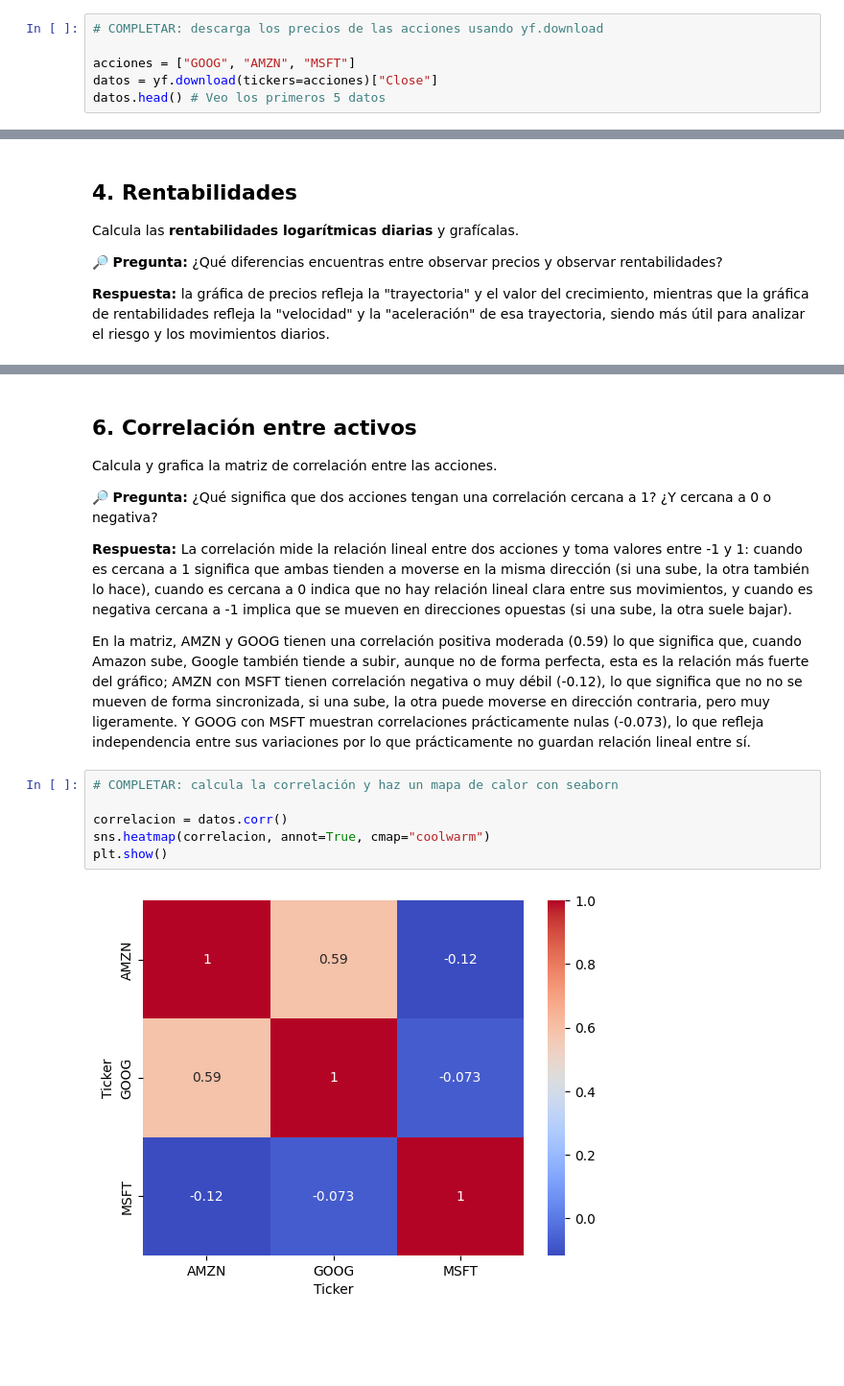
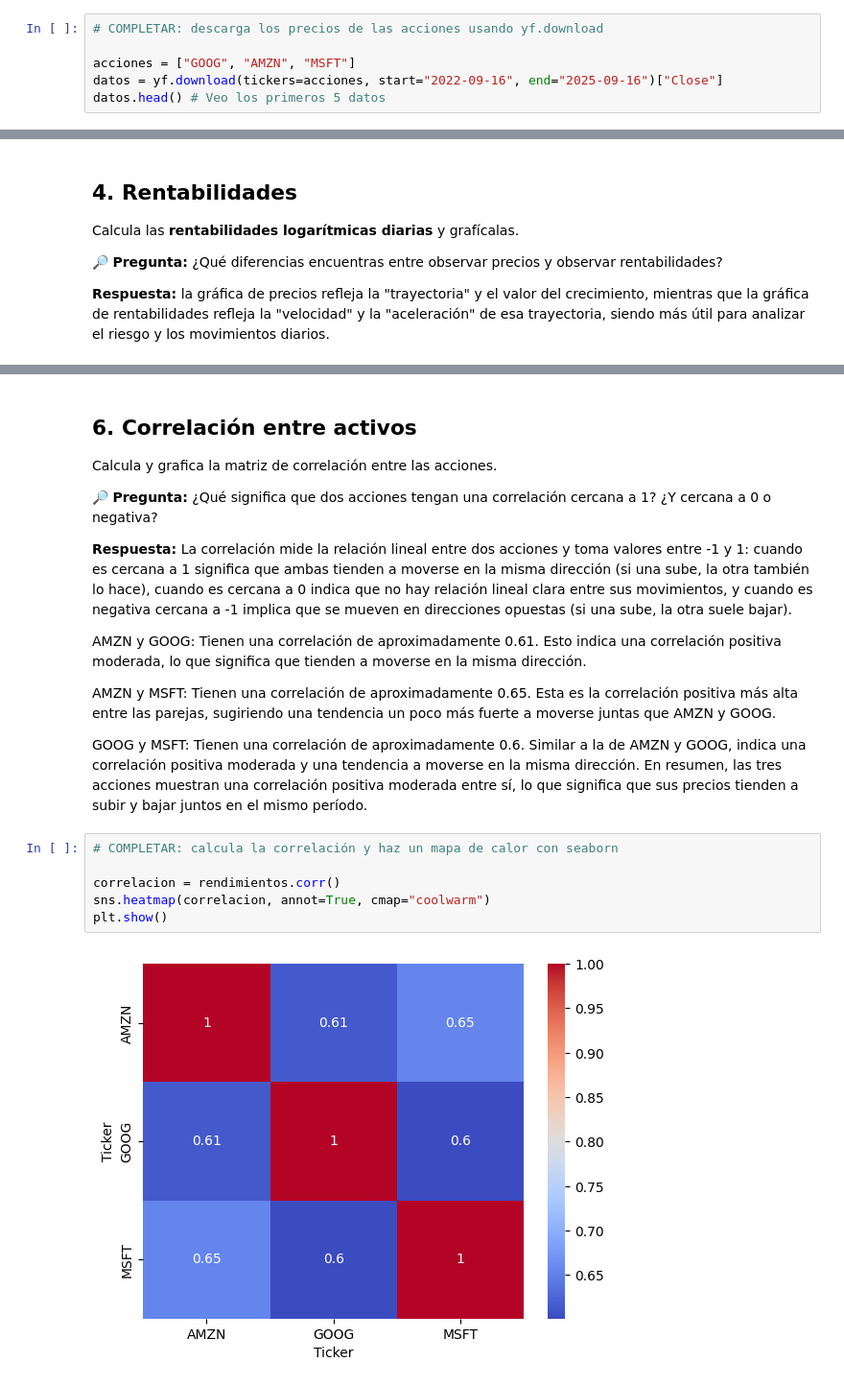
Before and after one commit to AndreaMayo395/Taller_2_Portafolio_Nidia_Andrea_Mayorga_Agudelo, a Jupyter notebook: Taller_2_Portafolio_Nidia_Andrea_Mayorga_Agudelo.ipynb, the cells around one changed output, grey strips where cells are left out. Shown: that part at 96% size. Saved outputs shown, nothing was run; the diff lists cells and outputs as text; blank space fills up the shorter version.

```diff
--- a/Taller_2_Portafolio_Nidia_Andrea_Mayorga_Agudelo.ipynb
+++ b/Taller_2_Portafolio_Nidia_Andrea_Mayorga_Agudelo.ipynb
@@ -35,7 +35,7 @@ Usa `yfinance` para descargar los precios de **Google (GOOG)**, **Amazon (AMZN)*
 # COMPLETAR: descarga los precios de las acciones usando yf.download
 
 acciones = ["GOOG", "AMZN", "MSFT"]
-datos = yf.download(tickers=acciones)["Close"]
+datos = yf.download(tickers=acciones, start="2022-09-16", end="2025-09-16")["Close"]
 datos.head() # Veo los primeros 5 datos
 # %% [output]
 [*********************100%***********************]  3 of 3 completed
@@ -149,15 +149,20 @@ Calcula y grafica la matriz de correlación entre las acciones.
 
 **Respuesta:** La correlación mide la relación lineal entre dos acciones y toma valores entre -1 y 1: cuando es cercana a 1 significa que ambas tienden a moverse en la misma dirección (si una sube, la otra también lo hace), cuando es cercana a 0 indica que no hay relación lineal clara entre sus movimientos, y cuando es negativa cercana a -1 implica que se mueven en direcciones opuestas (si una sube, la otra suele bajar).
 
-En la matriz, AMZN y GOOG tienen una correlación positiva moderada (0.59) lo que significa que, cuando Amazon sube, Google también tiende a subir, aunque no de forma perfecta, esta es la relación más fuerte del gráfico; AMZN con MSFT  tienen correlación negativa o muy débil (-0.12), lo que significa que no no se mueven de forma sincronizada, si una sube, la otra puede moverse en dirección contraria, pero muy ligeramente. Y GOOG con MSFT muestran correlaciones prácticamente nulas (-0.073), lo que refleja independencia entre sus variaciones por lo que prácticamente no guardan relación lineal entre sí.
+AMZN y GOOG: Tienen una correlación de aproximadamente 0.61. Esto indica una correlación positiva moderada, lo que significa que tienden a moverse en la misma dirección.
+
+AMZN y MSFT: Tienen una correlación de aproximadamente 0.65. Esta es la correlación positiva más alta entre las parejas, sugiriendo una tendencia un poco más fuerte a moverse juntas que AMZN y GOOG.
+
+GOOG y MSFT: Tienen una correlación de aproximadamente 0.6. Similar a la de AMZN y GOOG, indica una correlación positiva moderada y una tendencia a moverse en la misma dirección.
+En resumen, las tres acciones muestran una correlación positiva moderada entre sí, lo que significa que sus precios tienden a subir y bajar juntos en el mismo período.
 # %%
 # COMPLETAR: calcula la correlación y haz un mapa de calor con seaborn
 
-correlacion = datos.corr()
+correlacion = rendimientos.corr()
 sns.heatmap(correlacion, annot=True, cmap="coolwarm")
 plt.show()
 # %% [output]
-[figure, old version]
+[figure, new version]
 # %% [markdown]
 ## 7. Portafolio simulado
 Supón un portafolio con la siguiente distribución:
```
Also changed, not shown: parts of 9 cells of this notebook.
